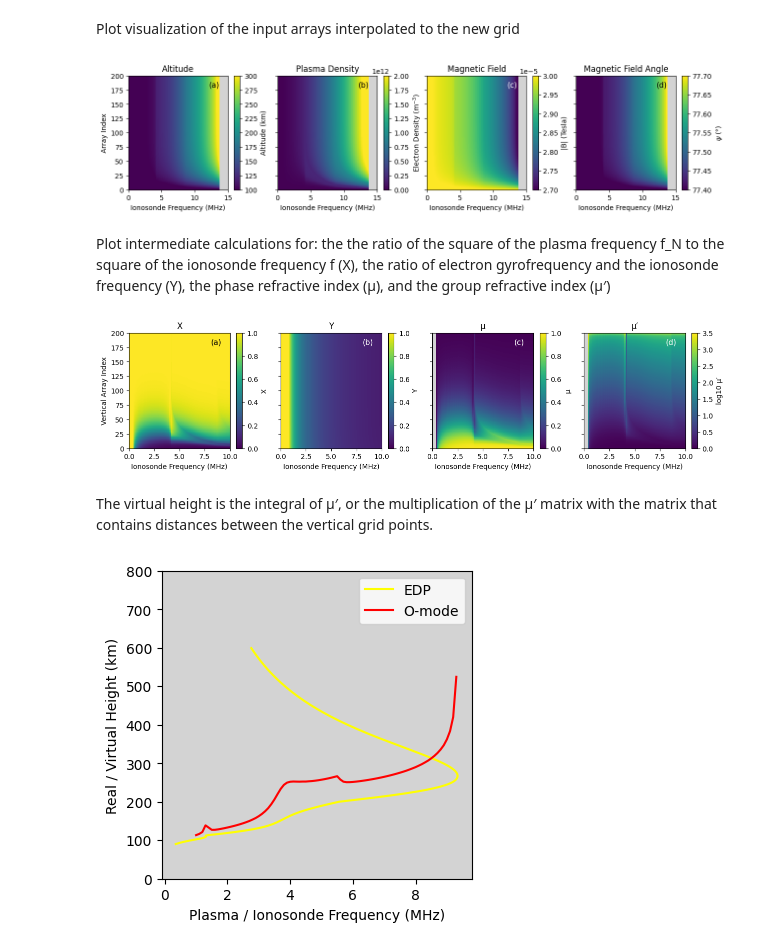
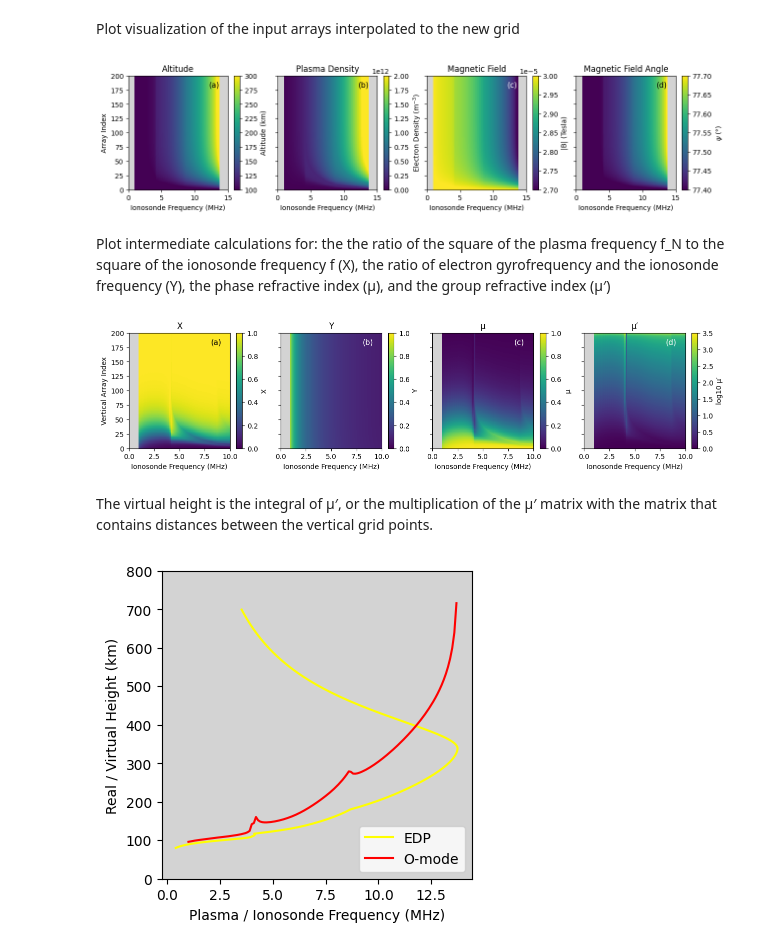
Before and after one commit to victoriyaforsythe/PyRayHF, a Jupyter notebook: docs/tutorials/Example_Vertical_Forward_Operator.ipynb, the cells around one changed output. Drawn from its saved outputs; the diff is of its cells as text; code cells hidden in the pictures.

Commit message:
freq output deleted

```diff
--- a/docs/tutorials/Example_Vertical_Forward_Operator.ipynb
+++ b/docs/tutorials/Example_Vertical_Forward_Operator.ipynb
@@ -98,14 +98,14 @@ n_points = 200
 foF2 = np.max(PyRayHF.library.den2freq(input_arrays['den']))
 
 # Index where ionosonde frequency is less then foF2 value
-ind = np.where((input_arrays['freq'] * 1e6) < foF2)
+ind = np.where((ionosonde_frequency * 1e6) < foF2)
 
 # Select ionosonde frequency with this criteria
-freq_lim = input_arrays['freq'][ind] * 1e6
+freq_lim = ionosonde_frequency[ind] * 1e6
 
 # Make empty array to collect virtual height of the same size as input
 # frequency array
-vh = np.zeros((input_arrays['freq'].size)) + np.nan
+vh = np.zeros((ionosonde_frequency.size)) + np.nan
 
 # Interpolate input arrays into a new stretched grid based on the
 # reflective height for each ionosonde frequency
@@ -203,7 +203,7 @@ cbar.set_label('$ψ$ (°)')
 plt.savefig(local_dir + 'Regridded_Input_Matrix.png', dpi=300, bbox_inches='tight', facecolor='white')
 plt.show()
 # %% [output]
-[figure, old version]
+[figure, new version]
 # %% [markdown]
 Plot intermediate calculations for: the the ratio of the square of the plasma frequency f_N to the square of the ionosonde frequency f (X), the ratio of electron gyrofrequency and the ionosonde frequency (Y), the phase refractive index (μ), and the group refractive index (μ′)
 # %%
@@ -274,24 +274,24 @@ plt.savefig(local_dir + 'Intermediate_Calculations.png', dpi=300, bbox_inches='t
 ax_plot.text(0.81, 0.95, '(d)', transform=ax_plot.transAxes, fontsize=11, ha='left', va='top', c='white')
 plt.show()
 # %% [output]
-[figure, old version]
+[figure, new version]
 # %% [markdown]
 The virtual height is the integral of μ′, or the multiplication of the μ′ matrix with the matrix that contains distances between the vertical grid points.
 # %%
 # Find virtual height as vertical integral through μ′
 vh[ind] = np.nansum(mup * regridded['dist'], axis=1) + np.min(input_arrays['alt'])
 
 fig, ax = plt.subplots(1, 1)
 fig.set_size_inches(4, 4)
 ax.set_ylim([0, 800])
 ax.set_facecolor("lightgray")
 ax.set_ylabel('Real / Virtual Height (km)')
 ax.set_xlabel('Plasma / Ionosonde Frequency (MHz)')
 ax.plot(PyRayHF.library.den2freq(input_arrays['den']) / 1e6, input_arrays['alt'],
         c='yellow', label='EDP', zorder=1)
-ax.plot(input_arrays['freq'], vh, c='red', label='O-mode', zorder=2)
+ax.plot(ionosonde_frequency, vh, c='red', label='O-mode', zorder=2)
 plt.legend()
 plt.savefig(local_dir + 'Virtual_Height.png', dpi=300, bbox_inches='tight', facecolor='white')
 plt.show()
 # %% [output]
-[figure, old version]
+[figure, new version]
```
Also changed, not shown: 26 other files.
